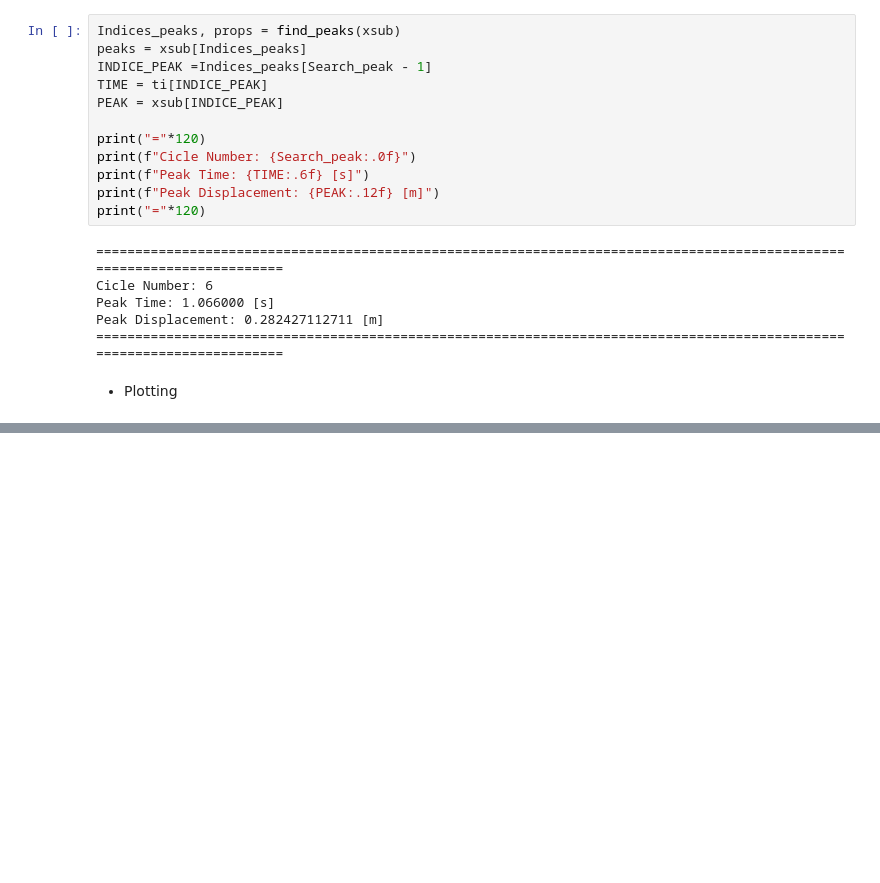
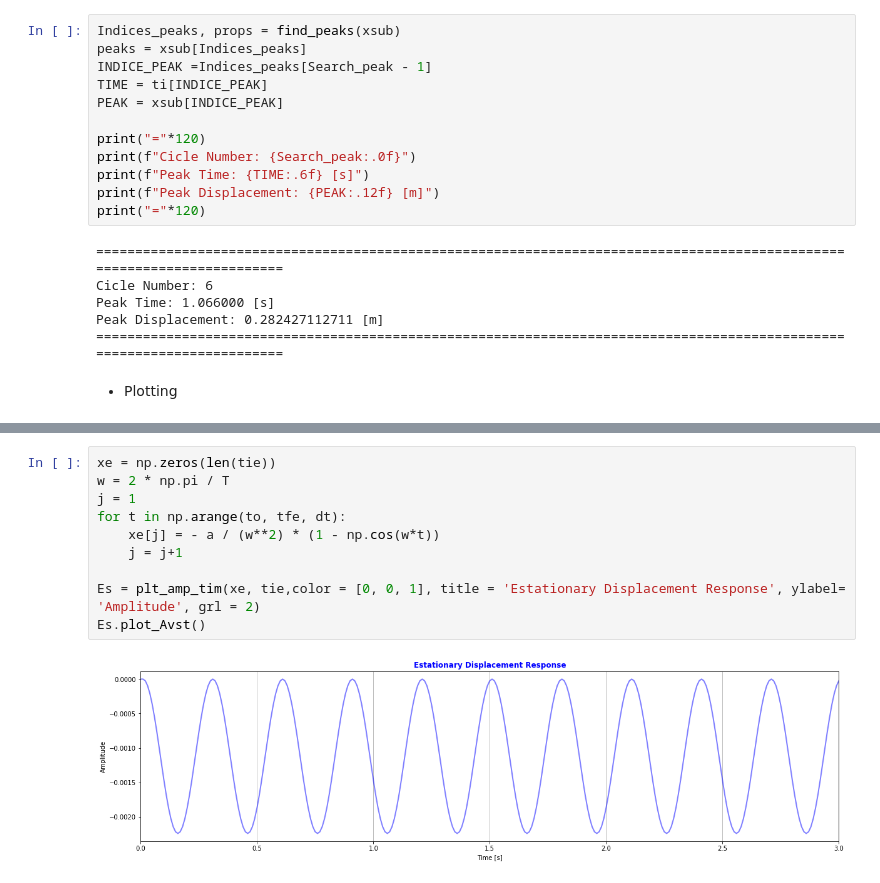
Before and after one commit to dembernostv/Repo_Seismic_Desing, a Jupyter notebook: examples/Example_Free_motion.ipynb, the cells around one changed output, grey strips where cells are left out. Saved outputs shown, nothing was run; the diff lists cells and outputs as text; blank space fills up the shorter version.

```diff
--- a/examples/Example_Free_motion.ipynb
+++ b/examples/Example_Free_motion.ipynb
@@ -335,0 +382,12 @@ xsub_vs_t.plot_Avst()
+# %%
+xe = np.zeros(len(tie))
+w = 2 * np.pi / T
+j = 1
+for t in np.arange(to, tfe, dt):
+    xe[j] = - a / (w**2) * (1 - np.cos(w*t))
+    j = j+1
+
+Es = plt_amp_tim(xe, tie,color = [0, 0, 1], title = 'Estationary Displacement Response', ylabel= 'Amplitude', grl = 2)
+Es.plot_Avst()
+# %% [output]
+[figure, added]
```
Also changed, not shown: parts of 12 cells of this notebook, 3 other files.
